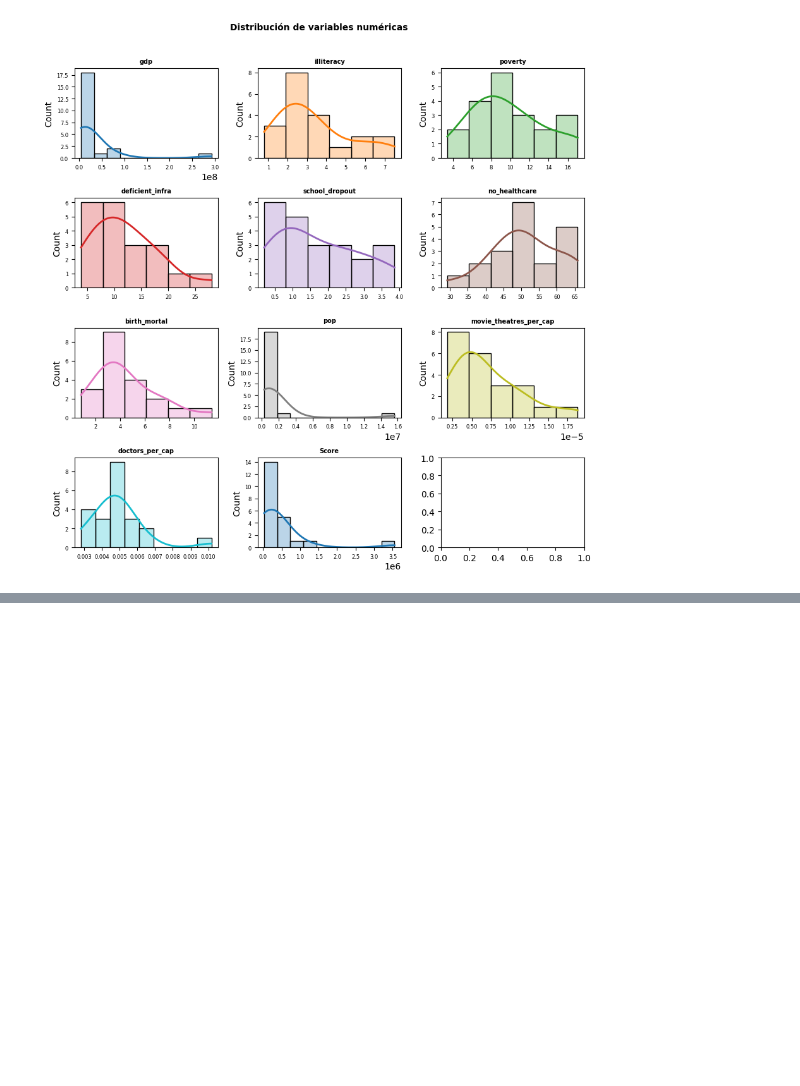
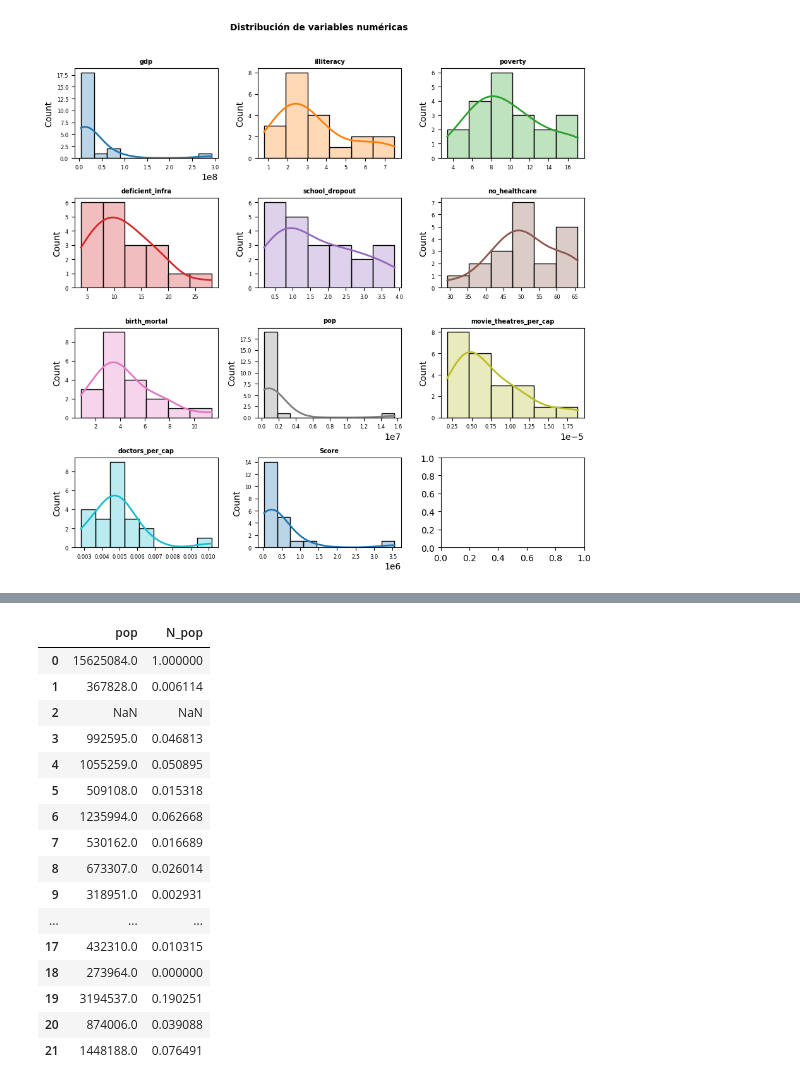
Before and after one commit to dirre44/Lab_de_recopilacion_Parcial_1, a Jupyter notebook: parcial1.ipynb, the cells around one changed output, grey strips where cells are left out. Saved outputs shown, nothing was run; the diff lists cells and outputs as text; code cells hidden in the pictures; blank space fills up the shorter version.

```diff
--- a/parcial1.ipynb
+++ b/parcial1.ipynb
@@ -148,3 +120,28 @@ For example, when doing 'df[col].method(value, inplace=True)', try using 'df.met
+# %%
+df_mod= df_og.copy()
+# Normalización Min-Max de la columna "pop"
+scaler = MinMaxScaler()
+df_mod["N_pop"] = scaler.fit_transform(df_mod[["pop"]])
+
+df_mod[["pop", "N_pop"]]
+# %% [output]
+|  | pop | N_pop |
+| 0 | 15625084.0 | 1.000000 |
+| 1 | 367828.0 | 0.006114 |
+| 2 | NaN | NaN |
+| 3 | 992595.0 | 0.046813 |
+| 4 | 1055259.0 | 0.050895 |
+| 5 | 509108.0 | 0.015318 |
+| 6 | 1235994.0 | 0.062668 |
+| 7 | 530162.0 | 0.016689 |
+| 8 | 673307.0 | 0.026014 |
+| 9 | 318951.0 | 0.002931 |
+| ... | ... | ... |
+| 17 | 432310.0 | 0.010315 |
+| 18 | 273964.0 | 0.000000 |
+| 19 | 3194537.0 | 0.190251 |
+| 20 | 874006.0 | 0.039088 |
+| 21 | 1448188.0 | 0.076491 |
 # %%
 df_og["pop"].describe(), df_mod["pop"].describe()
 # %% [output]
```
Also changed, not shown: parts of 9 cells of this notebook.
